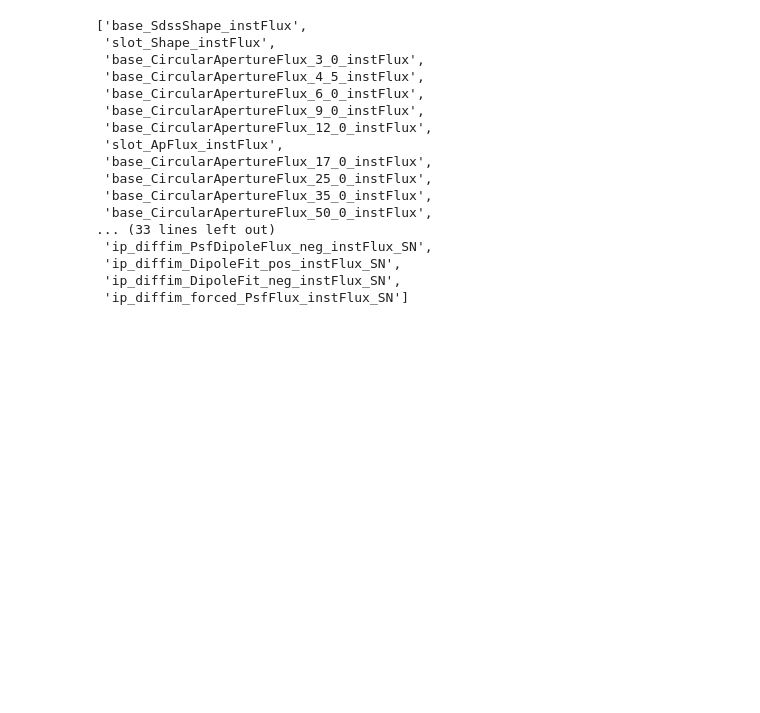
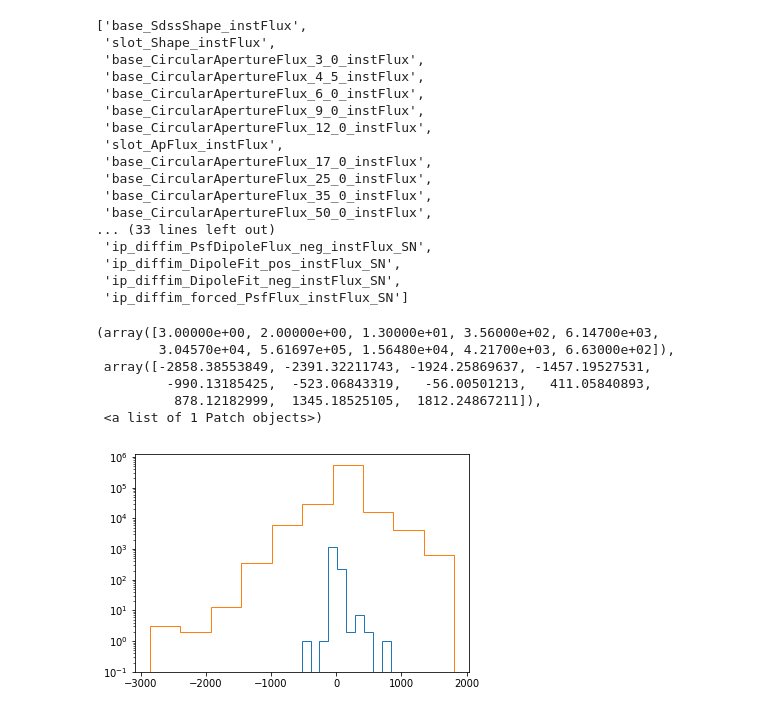
Before and after one commit to BrunoSanchez/run2_diaproc, a Jupyter notebook: notebooks/02-inspecting_RvsB.ipynb, the cells around one changed output. Cells and saved outputs as stored; diff of their text form; code cells hidden in the pictures; blank space fills up the shorter version.

```diff
--- a/notebooks/02-inspecting_RvsB.ipynb
+++ b/notebooks/02-inspecting_RvsB.ipynb
@@ -198,3 +227,16 @@ instFluxCols
  'ip_diffim_DipoleFit_pos_instFlux_SN',
  'ip_diffim_DipoleFit_neg_instFlux_SN',
  'ip_diffim_forced_PsfFlux_instFlux_SN']
+# %%
+#bins = np.logspace(0, 4, num=15)
+plt.hist(reals.base_PsfFlux_instFlux_SN, histtype='step', log=True)#, bins=bins)
+plt.hist(bogus.base_PsfFlux_instFlux_SN, histtype='step', log=True)#, bins=bins)
+#plt.gca().set_xscale('log')
+# %% [output]
+(array([3.00000e+00, 2.00000e+00, 1.30000e+01, 3.56000e+02, 6.14700e+03,
+        3.04570e+04, 5.61697e+05, 1.56480e+04, 4.21700e+03, 6.63000e+02]),
+ array([-2858.38553849, -2391.32211743, -1924.25869637, -1457.19527531,
+         -990.13185425,  -523.06843319,   -56.00501213,   411.05840893,
+          878.12182999,  1345.18525105,  1812.24867211]),
+ <a list of 1 Patch objects>)
+[figure, added]
```
Also changed, not shown: parts of 36 cells of this notebook, 3 other files.
